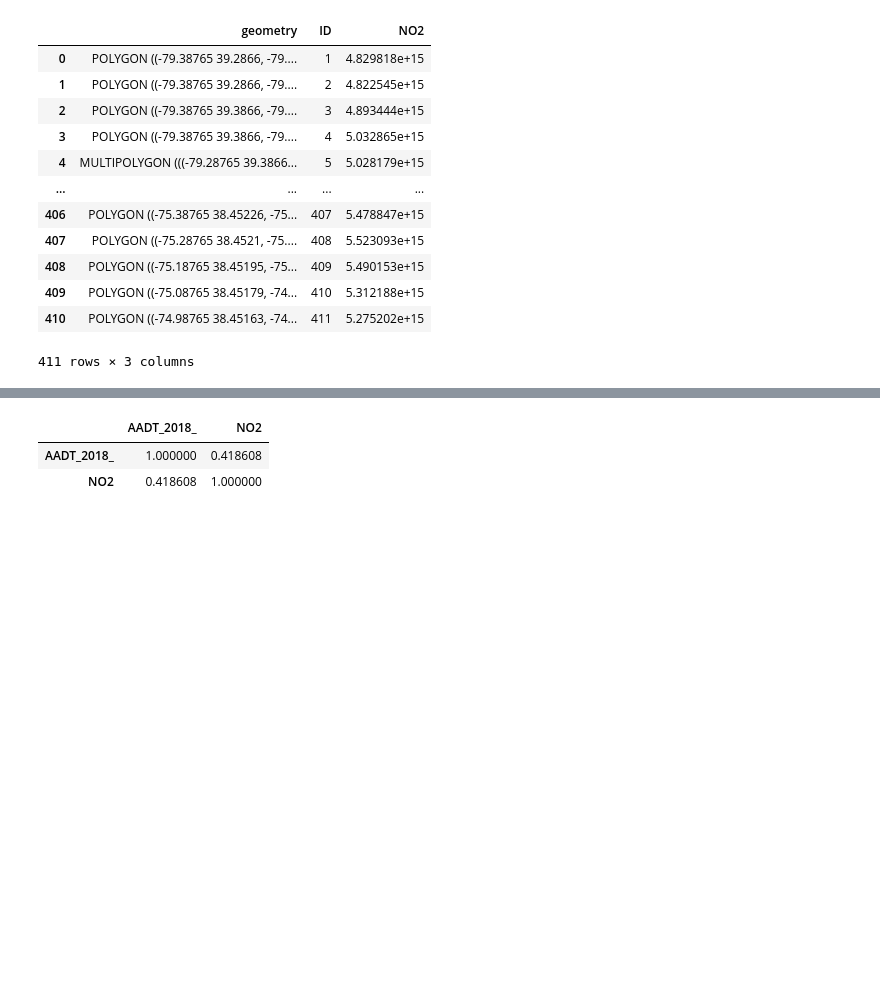
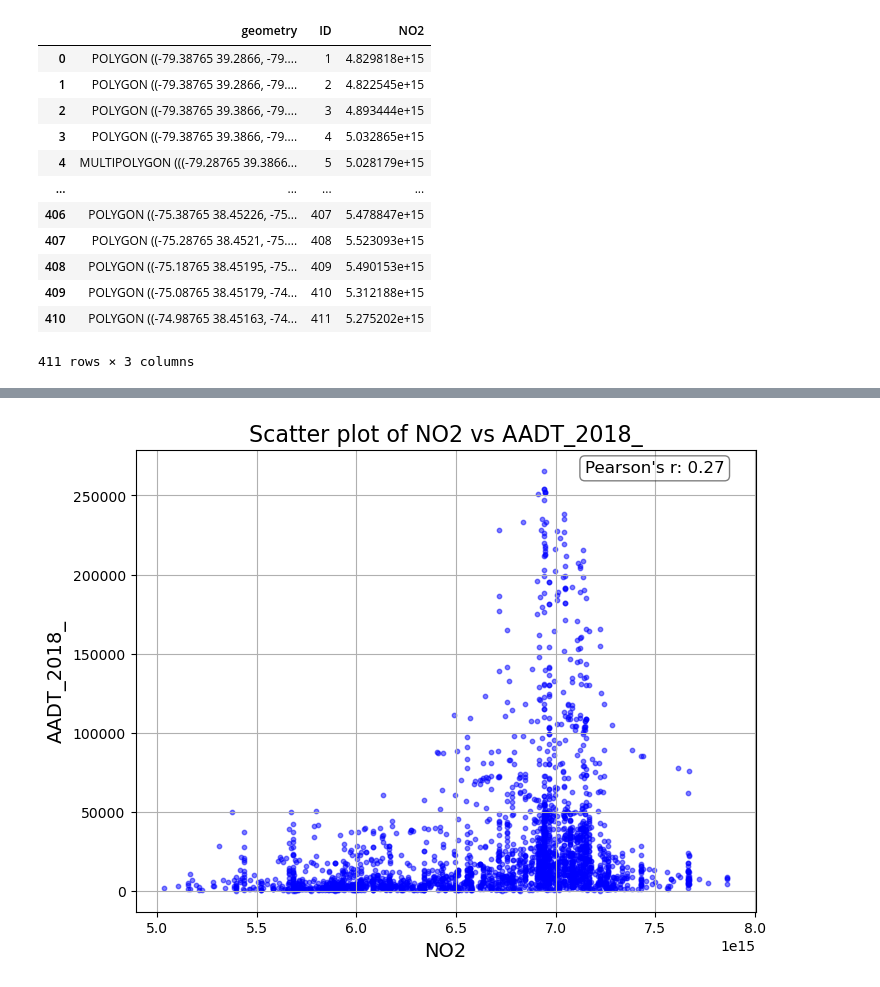
Before and after one commit to SujanNeupane42/NO2-vs-Traffic-Analysis-using-PySpark-and-GeoPandas, a Jupyter notebook: roadways_maryland.ipynb, the cells around one changed output, grey strips where cells are left out. Drawn from its saved outputs; the diff is of its cells as text; code cells hidden in the pictures; blank space fills up the shorter version.

```diff
--- a/roadways_maryland.ipynb
+++ b/roadways_maryland.ipynb
@@ -282,11 +263,31 @@ average_no2_for_each_roadway = intersection_grids.groupby("ROAD_ID")["NO2"].mean
 filtered_df = filtered_df.merge(average_no2_for_each_roadway, on="ROAD_ID", how="left")
 # %%
 a = filtered_df[["AADT_2018_", "NO2"]].copy()
+# %%
+a = a[a["AADT_2018_"] != "N/A"]
 # %%
 a["AADT_2018_"] = a["AADT_2018_"].apply(lambda x : x.replace(",", "")).astype(float)
 # %%
-a.corr()
+y = "AADT_2018_"
+x = "NO2"
+
+from scipy.stats import pearsonr
+
+temp = a[[x, y]].dropna()
+temp = temp[temp[x] <=0.8e+16]
+
+fig, ax = plt.subplots(figsize=(8, 6))
+ax.scatter(temp[x], temp[y], alpha=0.5, s=10, c='blue')
+ax.set_xlabel(x, fontsize=14)
+ax.set_ylabel(y, fontsize=14)
+ax.set_title(f"Scatter plot of {x} vs {y}", fontsize=16)
+
+# Add Pearson's correlation coefficient to the plot
+ax.text(0.95, 0.95, f"Pearson's r: {round(temp[[x, y]].corr().values[0][1], 3):.2f}",
+    transform=ax.transAxes, fontsize=12, ha='right',
+    bbox=dict(boxstyle="round", facecolor="white", alpha=0.5))
+
+ax.grid(True)
+plt.show()
 # %% [output]
-|  | AADT_2018_ | NO2 |
-| AADT_2018_ | 1.000000 | 0.418608 |
-| NO2 | 0.418608 | 1.000000 |
+[figure, added]
```
Also changed, not shown: parts of 9 cells of this notebook, 1 other file.
